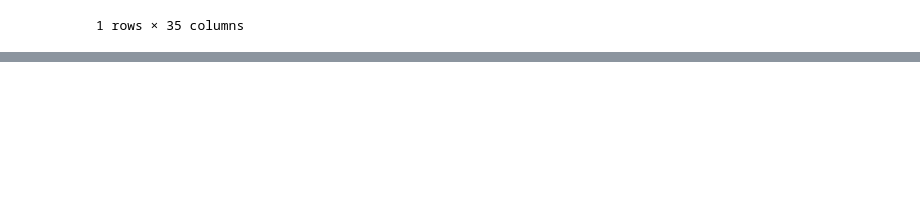
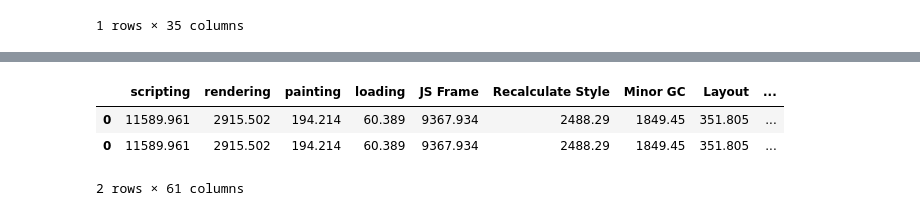
Before and after one commit to mehrotrasan16/performance-benchmarking-with-puppeteer, a Jupyter notebook: tracelyzer-to-csv.ipynb, the cells around one changed output, grey strips where cells are left out. Saved outputs shown, nothing was run; the diff lists cells and outputs as text; code cells hidden in the pictures; blank space fills up the shorter version.

```diff
--- a/tracelyzer-to-csv.ipynb
+++ b/tracelyzer-to-csv.ipynb
@@ -205,0 +378,7 @@ nycphil.T.head(3)
+# %%
+nycphil.append(nycphil)
+# %% [output]
+|  | scripting | rendering | painting | loading | JS Frame | Recalculate Style | Minor GC | Layout | ... |
+| 0 | 11589.961 | 2915.502 | 194.214 | 60.389 | 9367.934 | 2488.29 | 1849.45 | 351.805 | ... |
+| 0 | 11589.961 | 2915.502 | 194.214 | 60.389 | 9367.934 | 2488.29 | 1849.45 | 351.805 | ... |
+2 rows × 61 columns
```
Also changed, not shown: parts of 22 cells of this notebook, 3 other files.
